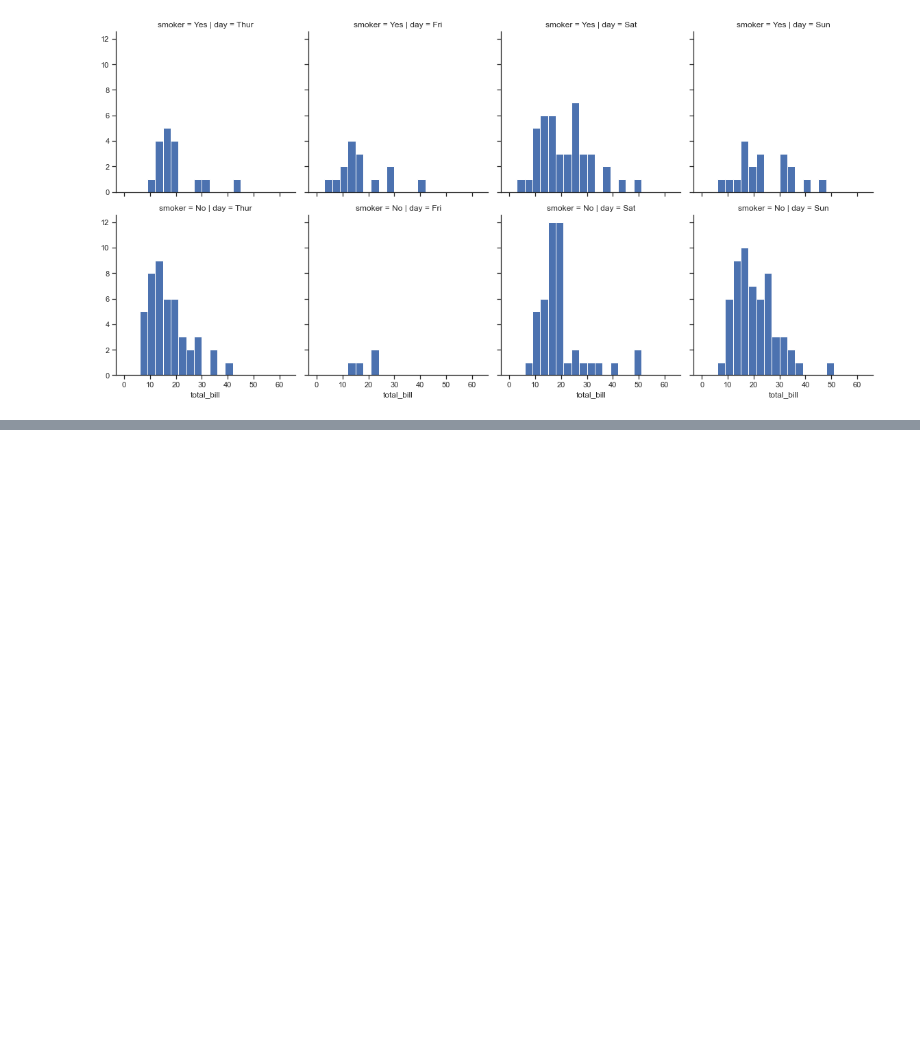
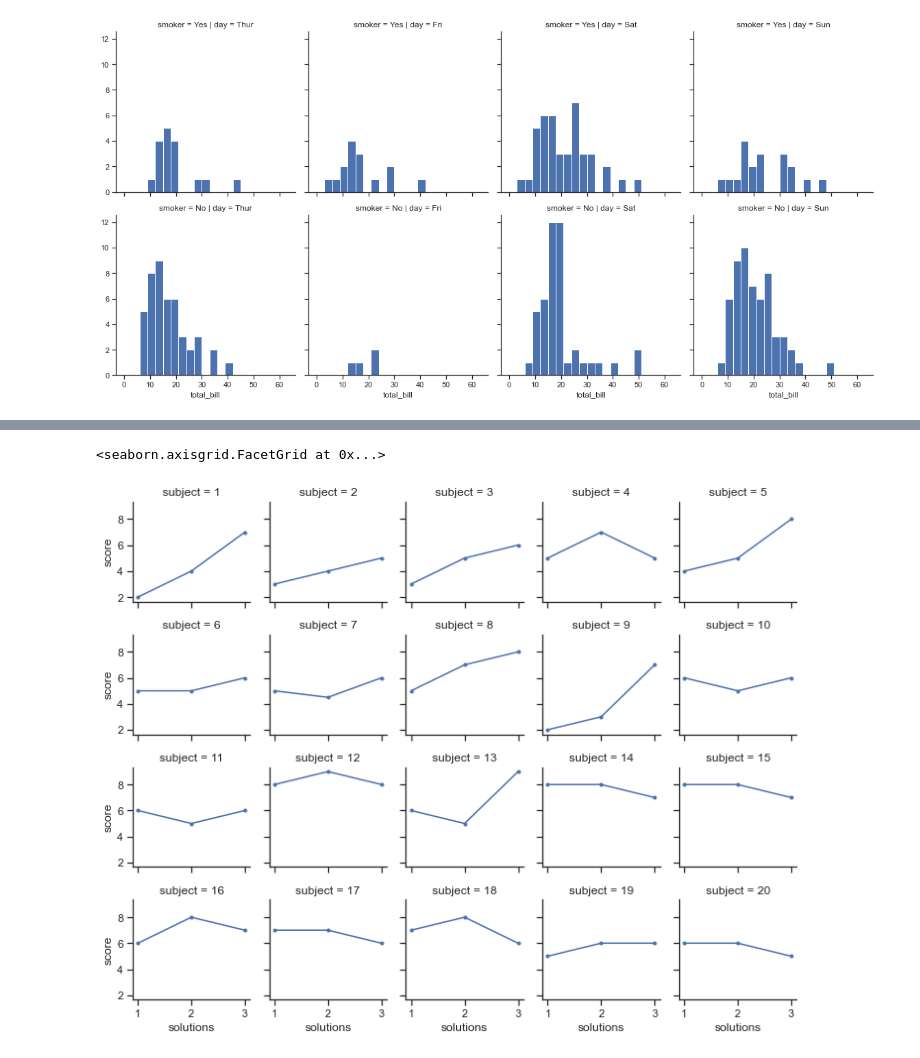
Before and after one commit to anandmukul1701/Data_Science, a Jupyter notebook: Applied AI/M2 - EDA & Data Vizualisation/Live Session Notebooks/Code Walkthrough live.ipynb, the cells around one changed output, grey strips where cells are left out. Drawn from its saved outputs; the diff is of its cells as text; code cells hidden in the pictures; blank space fills up the shorter version.

```diff
--- a/Applied AI/M2 - EDA & Data Vizualisation/Live Session Notebooks/Code Walkthrough live.ipynb
+++ b/Applied AI/M2 - EDA & Data Vizualisation/Live Session Notebooks/Code Walkthrough live.ipynb
@@ -143,3 +143,7 @@ g = sns.FacetGrid(tips, col='day', row='smoker' ,height=4)
 # %% [output]
 <seaborn.axisgrid.FacetGrid at 0x...>
 [figure]
+# %%
+att = sns.load_dataset('attention')
+
+att.head()
@@ -145,0 +157,6 @@ g = sns.FacetGrid(tips, col='day', row='smoker' ,height=4)
+# %%
+g = sns.FacetGrid(att, col='subject', col_wrap=5 ,height=2)
+(g.map(plt.plot, 'solutions', 'score', marker='.')).add_legend()
+# %% [output]
+<seaborn.axisgrid.FacetGrid at 0x...>
+[figure, added]
```
Also changed, not shown: parts of 1 cell of this notebook.
